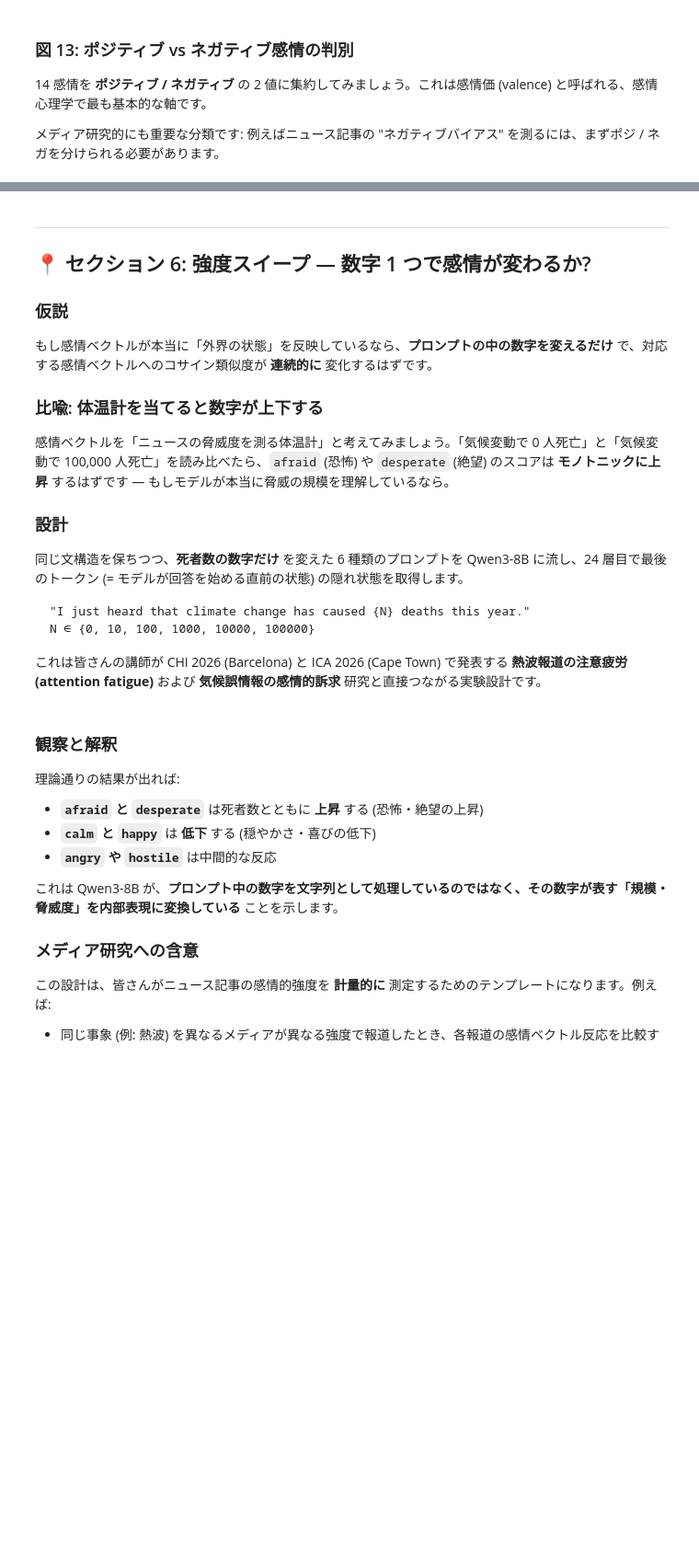
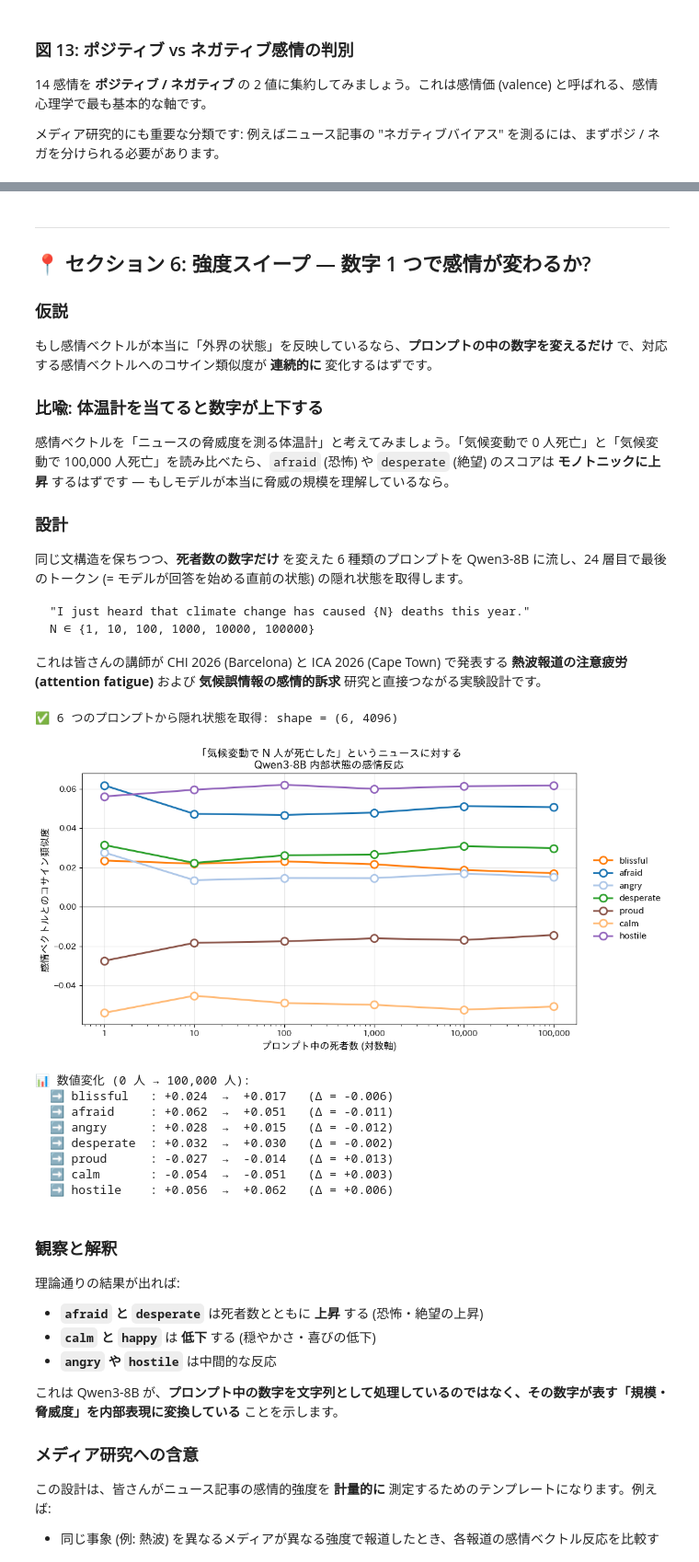
Before and after one commit to CSS-Laboratory/LLMintro, a Jupyter notebook: lecture_notebook.ipynb, the cells around one changed output, grey strips where cells are left out. Shown at 92% size. Drawn from its saved outputs; the diff is of its cells as text; code cells hidden in the pictures; blank space fills up the shorter version.

````diff
--- a/lecture_notebook.ipynb
+++ b/lecture_notebook.ipynb
@@ -188,6 +206,10 @@ demo_messages = [
 rendered_off = tokenizer.apply_chat_template(
     demo_messages, tokenize=False, add_generation_prompt=True, enable_thinking=False,
 )
+rendered_off_token = tokenizer.apply_chat_template(
+    demo_messages, tokenize=True, add_generation_prompt=True, enable_thinking=False,
+)
+
 rendered_on = tokenizer.apply_chat_template(
     demo_messages, tokenize=False, add_generation_prompt=True, enable_thinking=True,
 )
@@ -196,6 +218,13 @@ print("=" * 70)
 print("【思考モード OFF: モデルが受け取る生の文字列】")
 print("=" * 70)
 print(rendered_off)
+print("【入力の元データ】")
+print("-" * 50)
+print(rendered_off_token[:10], "...")
+print("-" * 50)
+print("【入力Token】")
+print("| ".join([tokenizer.decode(tidx) for tidx in rendered_off_token]))
+
 print()
 print("=" * 70)
 print("【思考モード ON: モデルが受け取る生の文字列】")
@@ -1307,7 +1529,7 @@ if val_matrix is not None:
 
 ```
 "I just heard that climate change has caused {N} deaths this year."
-N ∈ {0, 10, 100, 1000, 10000, 100000}
+N ∈ {1, 10, 100, 1000, 10000, 100000}
 ```
 
 これは皆さんの講師が CHI 2026 (Barcelona) と ICA 2026 (Cape Town) で発表する **熱波報道の注意疲労 (attention fatigue)** および **気候誤情報の感情的訴求** 研究と直接つながる実験設計です。
@@ -1340,7 +1562,7 @@ def extract_last_token_at_layer(rendered_texts, layer_idx, batch_size=4):
 
 
 # 同じ構造で死者数だけ変える
-death_counts = [0, 10, 100, 1000, 10000, 100000]
+death_counts = [1, 10, 100, 1000, 10000, 100000]
 climate_prompts = []
 for n in death_counts:
     messages = [
@@ -1361,54 +1583,63 @@ if LIVE_MODE and model is not None:
     climate_sims = cosine_similarity(climate_centered, vector_matrix)
 
     # 興味のあるプローブを選ぶ
-    probes_to_track = ["afraid", "desperate", "angry", "hostile", "calm", "happy"]
+    selected_ = [ordered_emotions[np.argmax(climate_sims[0,:] - climate_sims[-1,:])], ordered_emotions[np.argmin(climate_sims[0,:] - climate_sims[-1,:])]]
+    probes_to_track =  list(set(["afraid", "desperate", "angry", "hostile", "calm", "blissful"] + selected_))
     probe_indices = [ordered_emotions.index(p) for p in probes_to_track]
 else:
     climate_vectors = None
     print("⚠️ ライブモードがオフのため、強度スイープはスキップします。")
+# %% [output]
+✅ 6 つのプロンプトから隠れ状態を取得: shape = (6, 4096)
 # %%
 #@title 図 14: 死者数 vs 感情プローブ反応 {display-mode: "form"}
 if climate_vectors is not None:
     fig, ax = plt.subplots(figsize=(11, 5.5))
 
-    probe_colors = {
-        "afraid":     "#d43f3a",
-        "desperate":  "#8b1a1a",
-        "angry":      "#e88500",
-        "hostile":    "#a86200",
-        "calm":       "#3a8fb7",
-        "happy":      "#2a8e3a",
-    }
+    # Create a colormap for emotions to ensure valid color values
+    # Using 'tab20' which provides distinct colors for up to 20 categories
+    emotion_colormap = plt.colormaps.get_cmap('tab20')
 
     for probe in probes_to_track:
         idx = ordered_emotions.index(probe)
         scores = climate_sims[:, idx]
         ax.plot(death_counts, scores,
                 marker="o", lw=2.2, markersize=9,
-                color=probe_colors[probe], label=probe,
-                markerfacecolor="white", markeredgewidth=2,
-                markeredgecolor=probe_colors[probe])
+                c=emotion_colormap(idx), # Use the color from the colormap
+                label=probe,
+                markerfacecolor="white", markeredgewidth=2,)
+                #markeredgecolor=probe_colors[probe]) # Original commented line
 
     ax.set_xscale("log")
     ax.set_xticks(death_counts)
     ax.set_xticklabels([f"{n:,}" for n in death_counts])
     ax.set_xlabel("プロンプト中の死者数 (対数軸)", fontsize=12)
     ax.set_ylabel("感情ベクトルとのコサイン類似度", fontsize=12)
     ax.set_title("「気候変動で N 人が死亡した」というニュースに対する\n"
                  "Qwen3-8B 内部状態の感情反応", fontsize=13)
     ax.legend(loc="center left", bbox_to_anchor=(1.02, 0.5), frameon=False, fontsize=11)
     ax.grid(alpha=0.3)
     ax.axhline(0, color="black", lw=0.5)
     plt.tight_layout()
     plt.show()
 
     # 解釈用の数値要約
     print("\n📊 数値変化 (0 人 → 100,000 人):")
     for probe in probes_to_track:
         idx = ordered_emotions.index(probe)
         delta = climate_sims[-1, idx] - climate_sims[0, idx]
         arrow = "📈" if delta > 0.02 else ("📉" if delta < -0.02 else "➡️")
         print(f"  {arrow} {probe:11s}: {climate_sims[0, idx]:+.3f}  →  {climate_sims[-1, idx]:+.3f}   (Δ = {delta:+.3f})")
+# %% [output]
+[figure, added]
+📊 数値変化 (0 人 → 100,000 人):
+  ➡️ blissful   : +0.024  →  +0.017   (Δ = -0.006)
+  ➡️ afraid     : +0.062  →  +0.051   (Δ = -0.011)
+  ➡️ angry      : +0.028  →  +0.015   (Δ = -0.012)
+  ➡️ desperate  : +0.032  →  +0.030   (Δ = -0.002)
+  ➡️ proud      : -0.027  →  -0.014   (Δ = +0.013)
+  ➡️ calm       : -0.054  →  -0.051   (Δ = +0.003)
+  ➡️ hostile    : +0.056  →  +0.062   (Δ = +0.006)
 # %% [markdown]
 ### 観察と解釈
 
````
Also changed, not shown: parts of 30 cells of this notebook.
